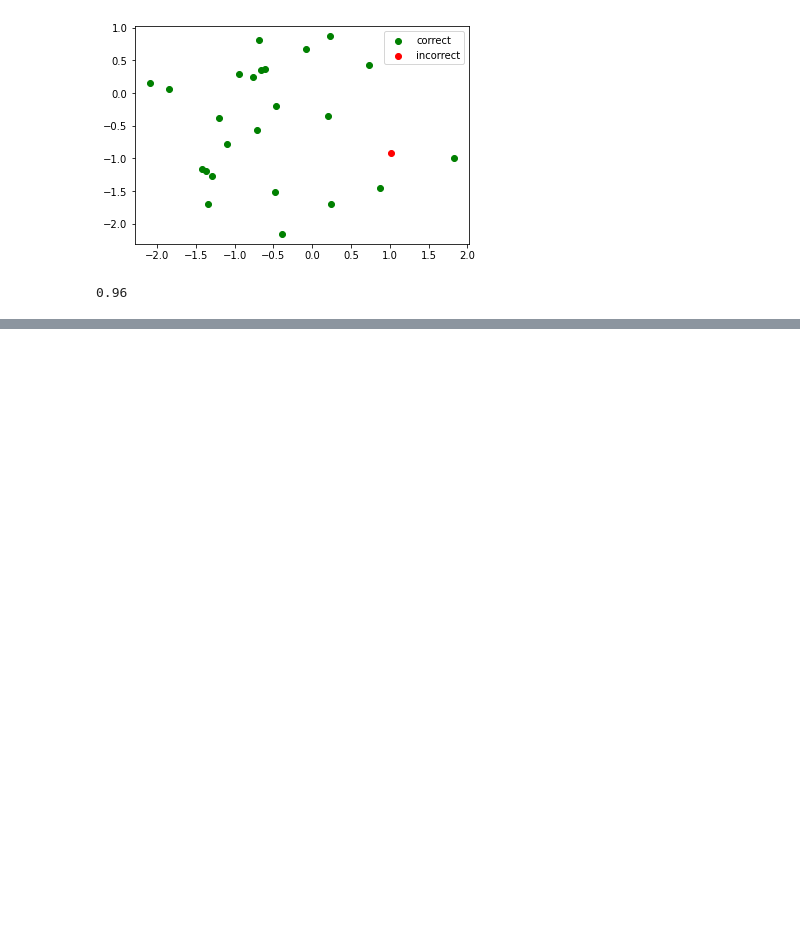
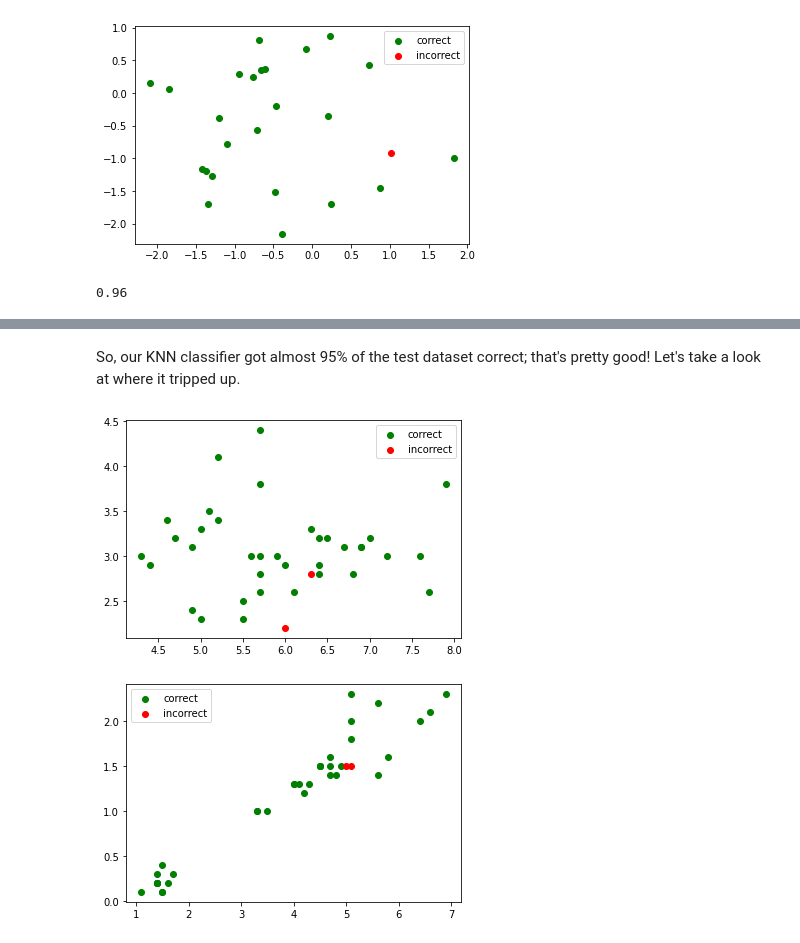
Before and after one commit to p-ai-org/p-workshops-2021, a Jupyter notebook: workshop-3.ipynb, the cells around one changed output, grey strips where cells are left out. Saved outputs shown, nothing was run; the diff lists cells and outputs as text; code cells hidden in the pictures; blank space fills up the shorter version.

```diff
--- a/workshop-3.ipynb
+++ b/workshop-3.ipynb
@@ -456,0 +566,3 @@ I created a Notion document that outlines all the essentials about git, and you
+# %%
+# Split data into training and test data
+X_train, X_test, y_train, y_test = train_test_split(X_data, y_data)
@@ -456,0 +581,13 @@ I created a Notion document that outlines all the essentials about git, and you
+# %% [markdown]
+So, our KNN classifier got almost 95% of the test dataset correct; that's pretty good! Let's take a look at where it tripped up.
+# %%
+y_pred = knn_classifier.predict(X_test)
+for (start_index, end_index) in ((0, 2), (2, 4)):
+    plot_guesses(
+        np.array(X_test)[:,start_index:end_index],
+        np.array(y_pred),
+        np.array(y_test),
+        labels=columns[start_index:end_index])
+# %% [output]
+[figure, added]
+[figure, added]
```
Also changed, not shown: parts of 53 cells of this notebook, 2 other files.
